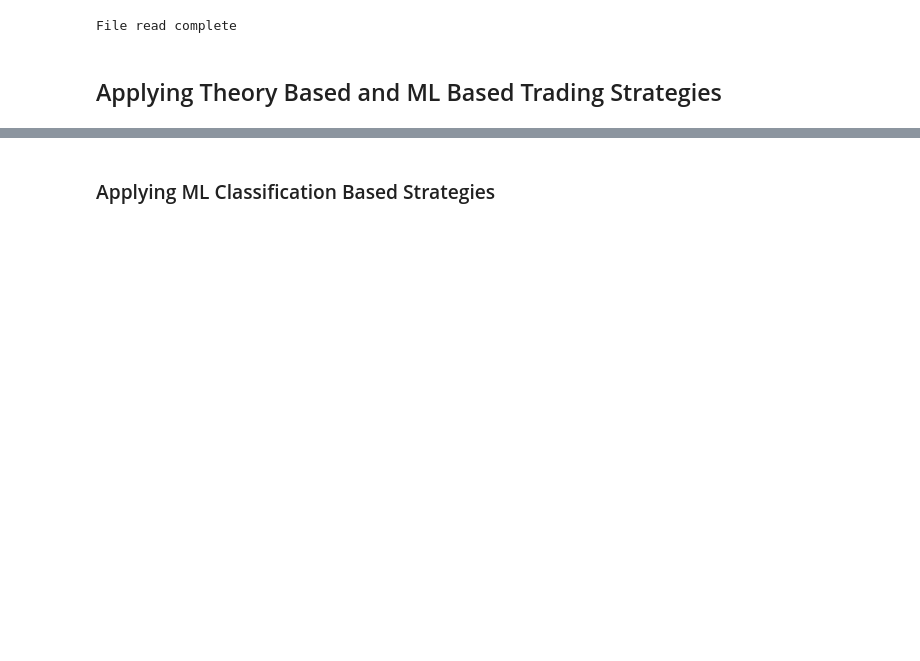
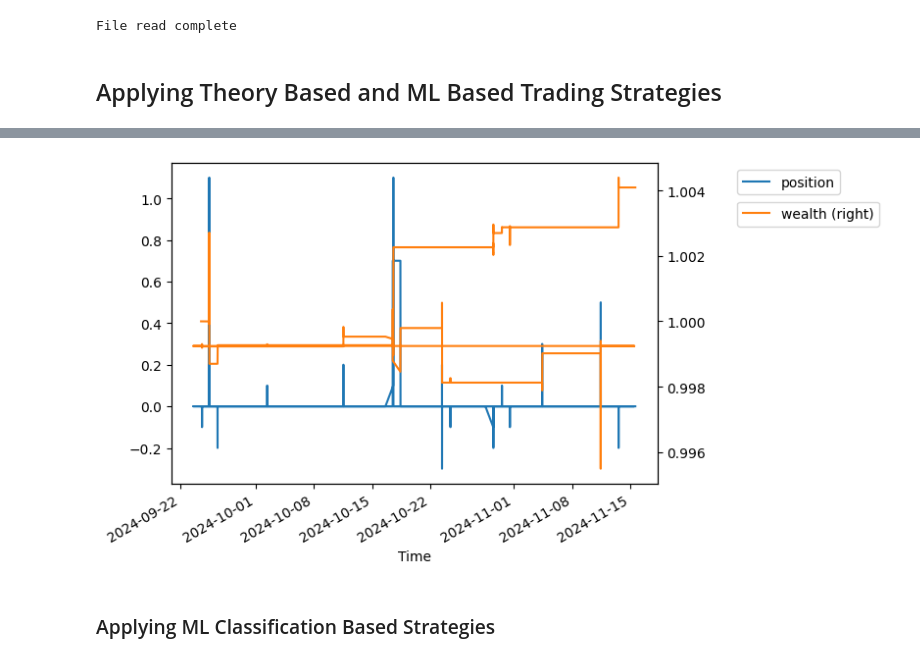
Before and after one commit to HoaPham119/thesis, a Jupyter notebook: code/data_test.ipynb, the cells around one changed output, grey strips where cells are left out. Saved outputs shown, nothing was run; the diff lists cells and outputs as text; code cells hidden in the pictures; blank space fills up the shorter version.

```diff
--- a/code/data_test.ipynb
+++ b/code/data_test.ipynb
@@ -262,3 +290,12 @@ ax=pos[['position','wealth']].plot(secondary_y=['wealth'])
+# %%
+ax=pos[['position','wealth']].plot(secondary_y=['wealth'])
+# Đặt legend bên ngoài (bên phải)
+ax.legend(loc='upper left', bbox_to_anchor=(1.15, 1))  # Cho primary y-axis
+ax.right_ax.legend(loc='upper left', bbox_to_anchor=(1.15, 0.9))  # Cho secondary y-axis
+
+plt.show()
+# %% [output]
+[figure, added]
 # %% [markdown]
 ### Applying ML Classification Based Strategies
 # %%
```
Also changed, not shown: parts of 14 cells of this notebook.
